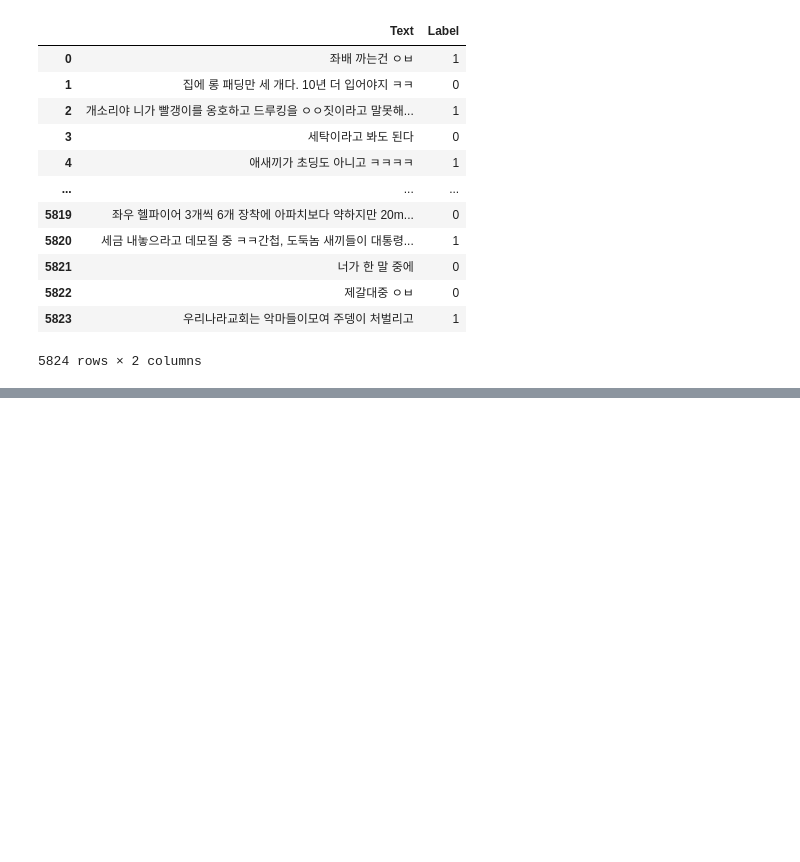
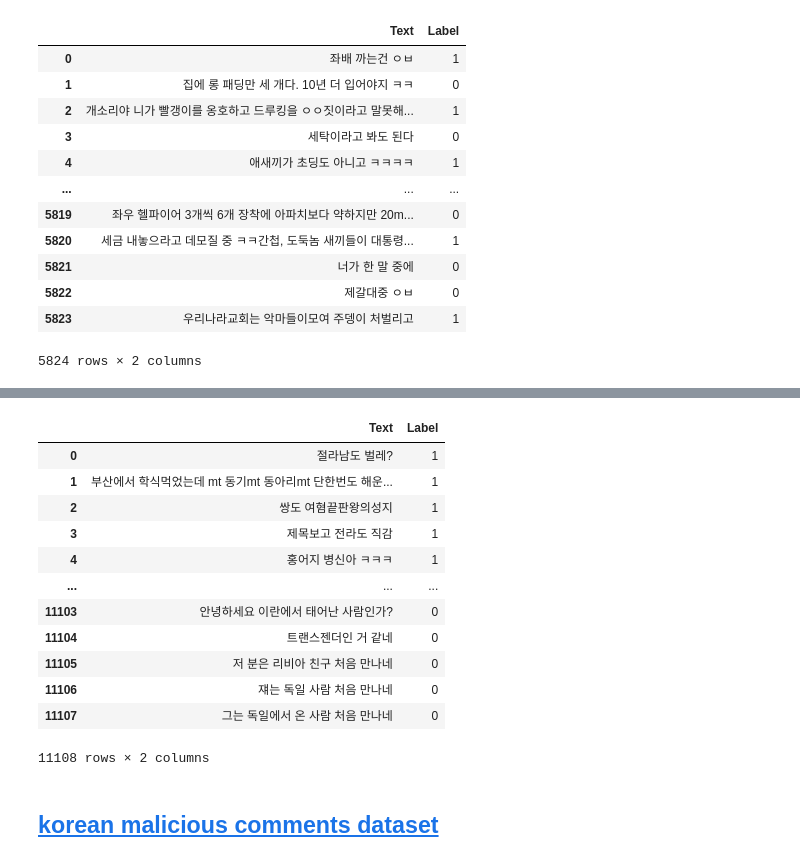
Before and after one commit to devRangers/chatchat-ai, a Jupyter notebook: datasets/notebooks/check_raw_dataset.ipynb, the cells around one changed output, grey strips where cells are left out. Saved outputs shown, nothing was run; the diff lists cells and outputs as text; code cells hidden in the pictures; blank space fills up the shorter version.

```diff
--- a/datasets/notebooks/check_raw_dataset.ipynb
+++ b/datasets/notebooks/check_raw_dataset.ipynb
@@ -42,0 +95,24 @@ df_curse_detection
+# %%
+df_hatescore = pd.read_csv(os.path.join(dataset_folder_path, hatescore_path))
+# %%
+df_hatescore.drop(columns=["Unnamed: 0", "microlabel", "source"], inplace=True)
+df_hatescore.rename(columns={"comment":"Text", "macrolabel":"Label"}, inplace=True)
+df_hatescore["Label"] = df_hatescore["Label"].apply(lambda x: 1 if x in ["혐오발언", "단순 악플"] else 0)
+# %%
+df_hatescore
+# %% [output]
+|  | Text | Label |
+| 0 | 절라남도 벌레? | 1 |
+| 1 | 부산에서 학식먹었는데 mt 동기mt 동아리mt 단한번도 해운... | 1 |
+| 2 | 쌍도 여혐끝판왕의성지 | 1 |
+| 3 | 제목보고 전라도 직감 | 1 |
+| 4 | 홍어지 병신아 ㅋㅋㅋ | 1 |
+| ... | ... | ... |
+| 11103 | 안녕하세요 이란에서 태어난 사람인가? | 0 |
+| 11104 | 트랜스젠더인 거 같네 | 0 |
+| 11105 | 저 분은 리비아 친구 처음 만나네 | 0 |
+| 11106 | 쟤는 독일 사람 처음 만나네 | 0 |
+| 11107 | 그는 독일에서 온 사람 처음 만나네 | 0 |
+11108 rows × 2 columns
+# %% [markdown]
+## [korean malicious comments dataset](https://github.com/ZIZUN/korean-malicious-comments-dataset)
```
Also changed, not shown: parts of 43 cells of this notebook.
